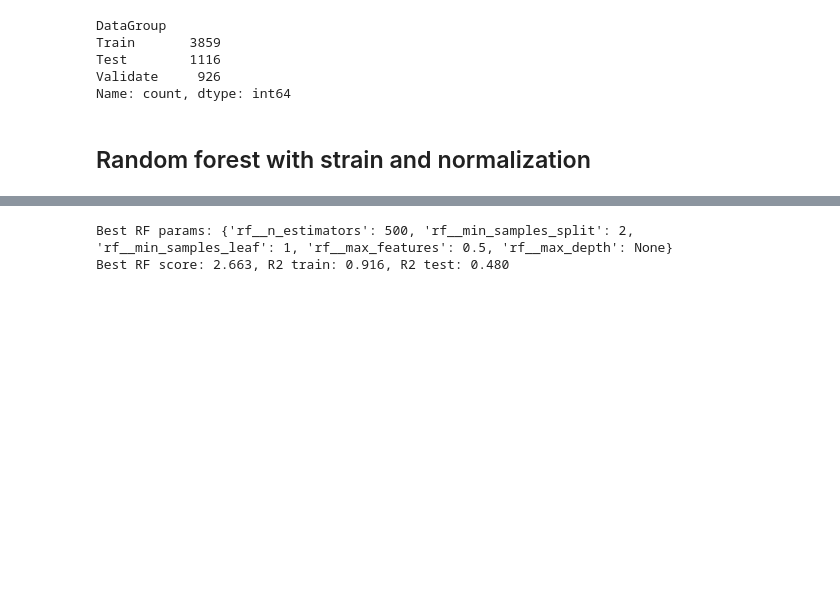
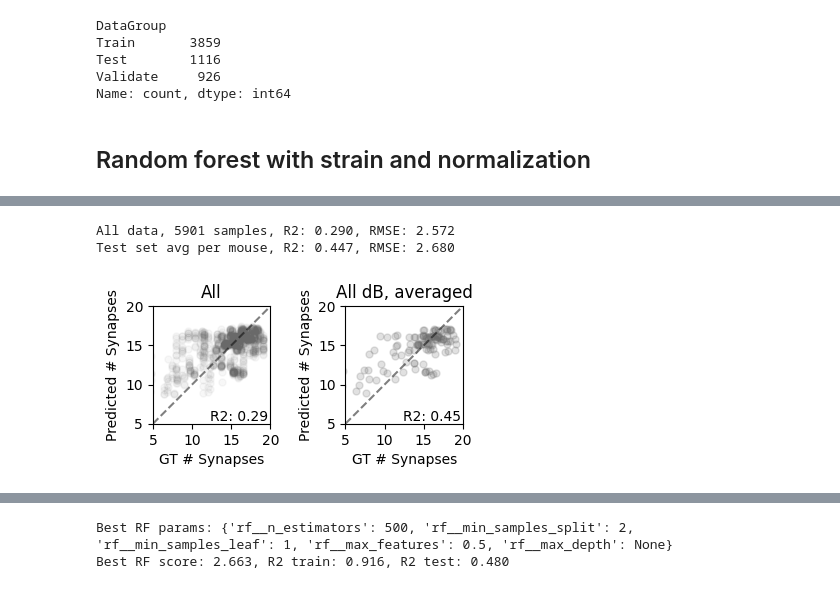
Before and after one commit to caylamiller/ABR2synapse, a Jupyter notebook: 02_random_forest.ipynb, the cells around one changed output, grey strips where cells are left out. Saved outputs shown, nothing was run; the diff lists cells and outputs as text; code cells hidden in the pictures; blank space fills up the shorter version.

```diff
--- a/02_random_forest.ipynb
+++ b/02_random_forest.ipynb
@@ -229,3 +324,34 @@ Test set avg per mouse, R2: 0.447, RMSE: 2.680
+# %%
+# run on all data:
+plt.figure(figsize=(4,2))
+rf_pipeline.fit(X_train, y_train)
+r2 = r2_score(y_test, rf_pipeline.predict(X_test))
+rmse = np.sqrt(np.mean((y_test - rf_pipeline.predict(X_test))**2))
+print(f"All data, {len(final_clean_strained_avg)} samples, R2: {r2:.3f}, RMSE: {rmse:.3f}")
+plt.subplot(1, 2, 1)
+plot_results(y_test, rf_pipeline.predict(X_test), alpha=0.05, title=f'All', color='dimgray')
+plt.text(19.75, 5, f'R2: {r2:.2f}', fontsize=10, horizontalalignment='right', verticalalignment='bottom')
+
+test_set = final_clean_strained_avg[final_clean_strained_avg['DataGroup'] == 'Test']
+test_set['RF predictions'] = rf_pipeline.predict(X_test)
+
+# Avg per mouse, freq:
+test_set_avg = test_set[['Subject', 'Frequency(kHz)', 'SynapsesPerIHC', 'RF predictions']].groupby(['Subject', 'Frequency(kHz)']).mean().reset_index()
+r2 = r2_score(test_set_avg['SynapsesPerIHC'], test_set_avg['RF predictions'])
+rmse = np.sqrt(np.mean((test_set_avg['SynapsesPerIHC'] - test_set_avg['RF predictions'])**2))
+print(f"Test set avg per mouse, R2: {r2:.3f}, RMSE: {rmse:.3f}")
+plt.subplot(1, 2, 2)
+plot_results(test_set_avg['SynapsesPerIHC'], test_set_avg['RF predictions'], title='All dB, averaged', color='dimgray')
+plt.text(19.75, 5, f'R2: {r2:.2f}', fontsize=10, horizontalalignment='right', verticalalignment='bottom')
+
+plt.tight_layout()
+import os
+plt.show()
+#plt.savefig(os.path.expanduser('~/Desktop/rf_results_by_db_avg.pdf'))
+# %% [output]
+All data, 5901 samples, R2: 0.290, RMSE: 2.572
+Test set avg per mouse, R2: 0.447, RMSE: 2.680
+[figure, added]
 # %%
 reformatted = (
     final_clean_strained_avg.pivot_table(
```
Also changed, not shown: parts of 17 cells of this notebook, 16 other files.
